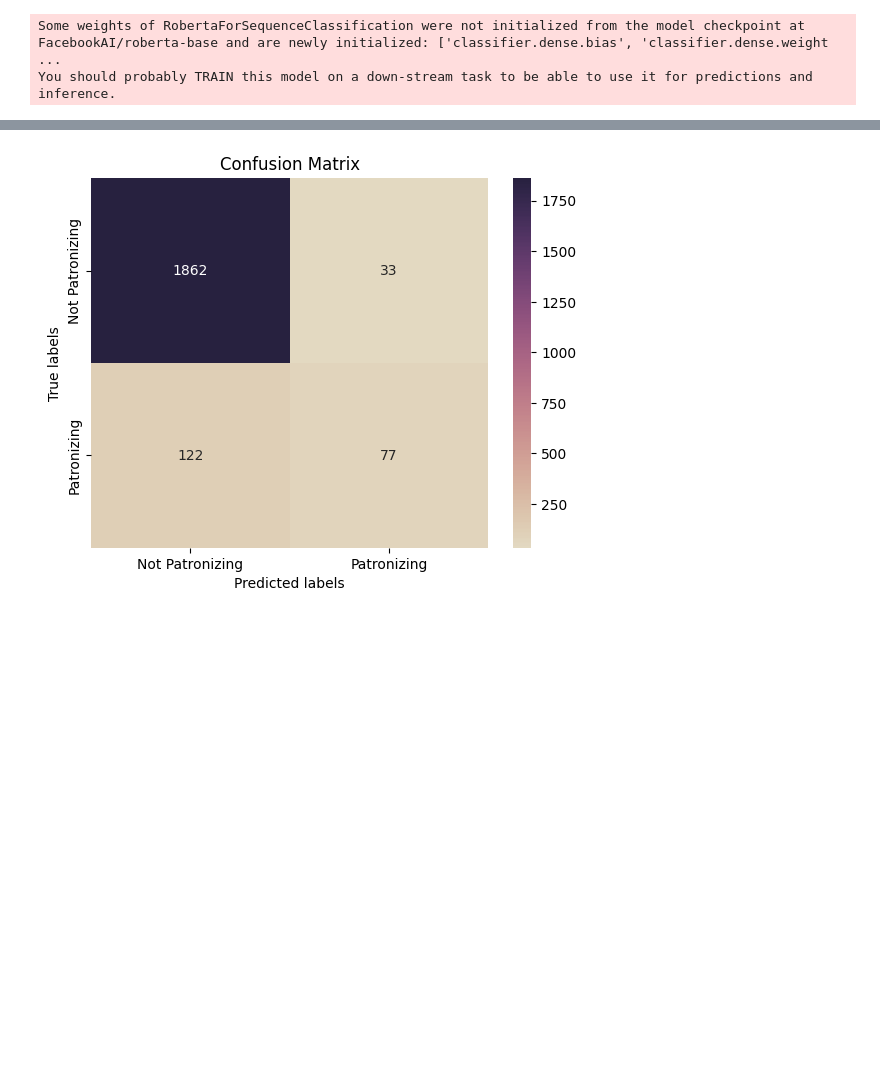
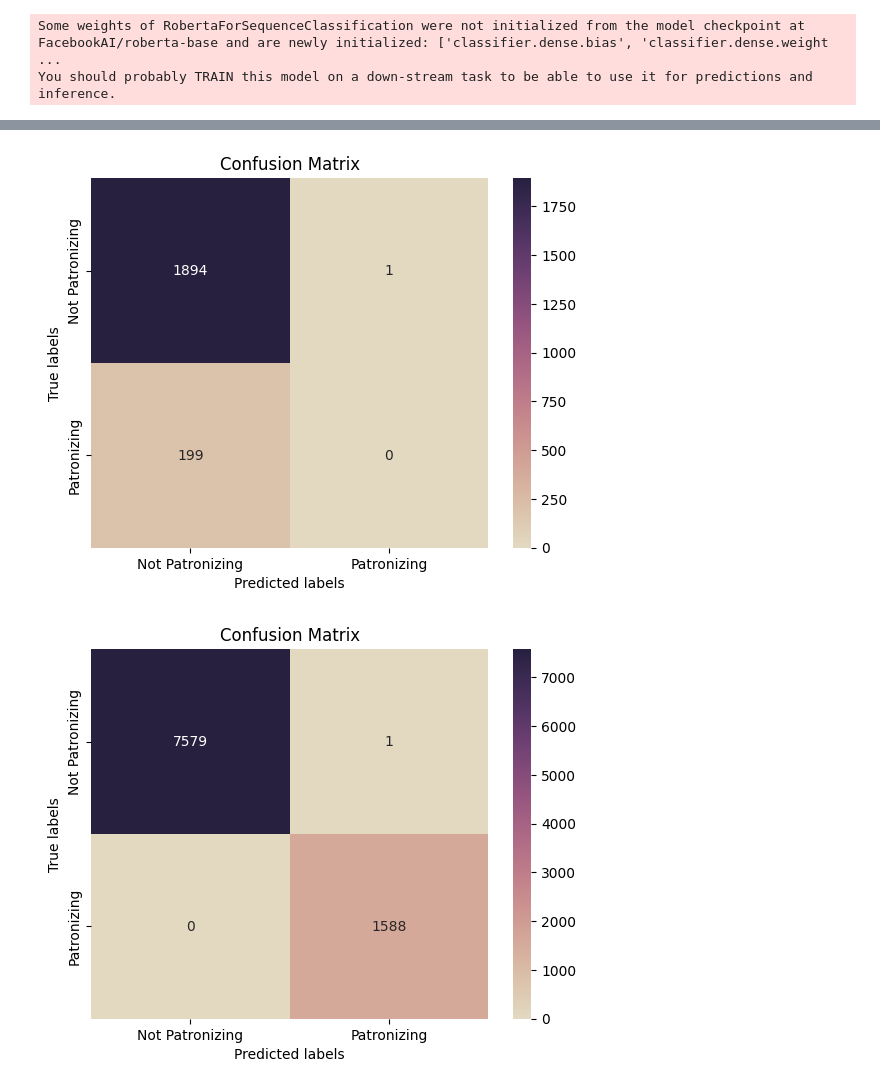
Before and after one commit to avzh1/nlp_bert_classifier, a Jupyter notebook: src/binary-classification.ipynb, the cells around one changed output, grey strips where cells are left out. Cells and saved outputs as stored; diff of their text form; code cells hidden in the pictures; blank space fills up the shorter version.

```diff
--- a/src/binary-classification.ipynb
+++ b/src/binary-classification.ipynb
@@ -453,7 +595,7 @@ def evaluate_model(model, tokenizer, data_loader):
       pred = predict_hatespeech(tweets, tokenizer, model)
 
       preds.append(pred.tolist())
-      tot_labels.append(expected['labels'].tolist())
+      tot_labels.append(expected['labels'])
 
   # with the saved predictions and labels we can compute accuracy, precision, recall and f1-score
   report = classification_report(tot_labels, preds, target_names=["Not offensive","Offensive"], output_dict= True)
@@ -600,7 +784,7 @@ tokenizer = RobertaTokenizer.from_pretrained('FacebookAI/roberta-base')
 
 # << Create Datasets >>
 training_dataset = PCLDataset(sampled_train_data, mask_tokens=h_params['mask tokens'], tokenizer=tokenizer, trunc_len=h_params['text trunction length'])
-val_dataset = PCLDataset(sampled_val_data, mask_tokens=h_params['mask tokens'], tokenizer=tokenizer, trunc_len=h_params['text trunction length'])
+val_dataset = PCLDataset(sampled_val_data, mask_tokens=False, tokenizer=tokenizer, trunc_len=h_params['text trunction length'])
 
 # << Setup the Trainer >>
 trainer = setup_trainer('roberta-base', model, h_params, training_dataset, val_dataset)
@@ -635,4 +804,6 @@ TrainOutput(global_step=524, training_loss=0.2618254779176858, metrics={'train_r
 # %%
 evaluate_model(model, tokenizer, val_dataset)
+evaluate_model(model, tokenizer, training_dataset)
 # %% [output]
-[figure, old version]
+[figure, new version]
+[figure, added]
```
Also changed, not shown: parts of 13 cells of this notebook.
